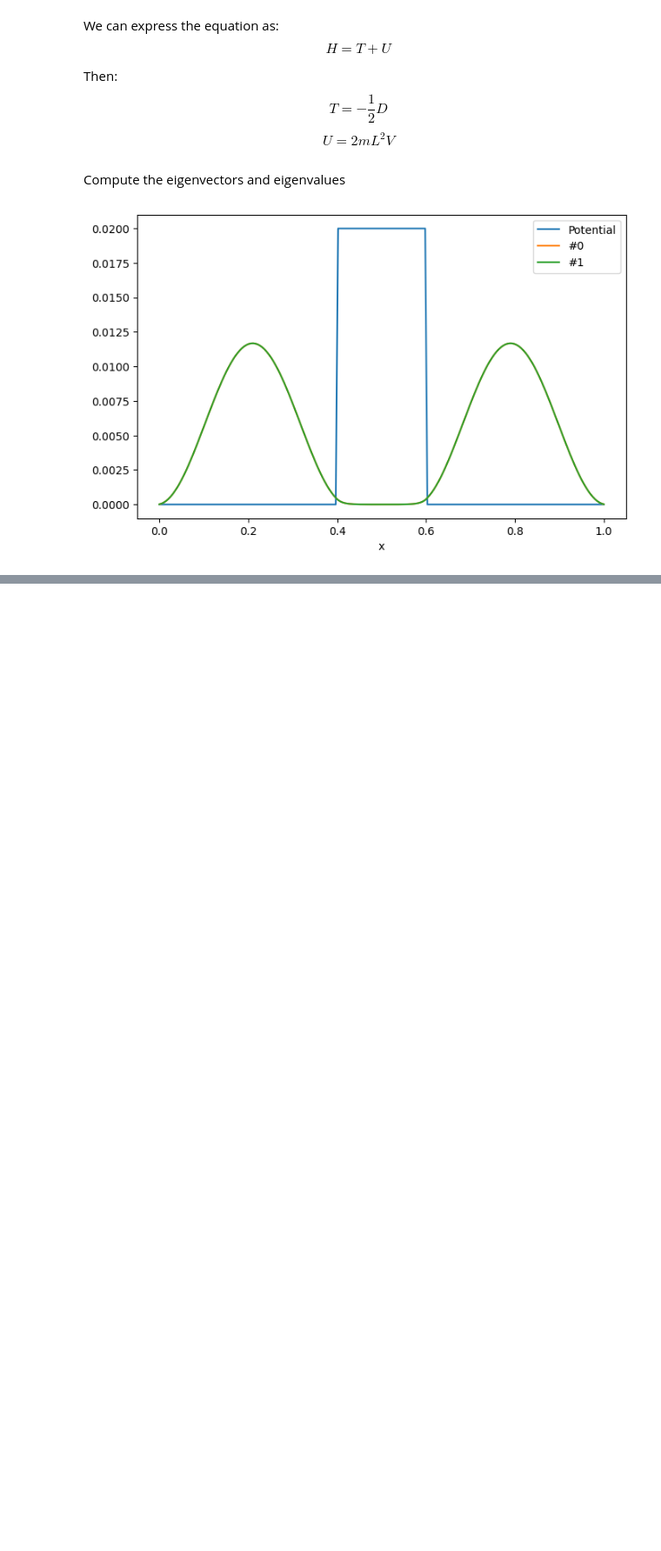
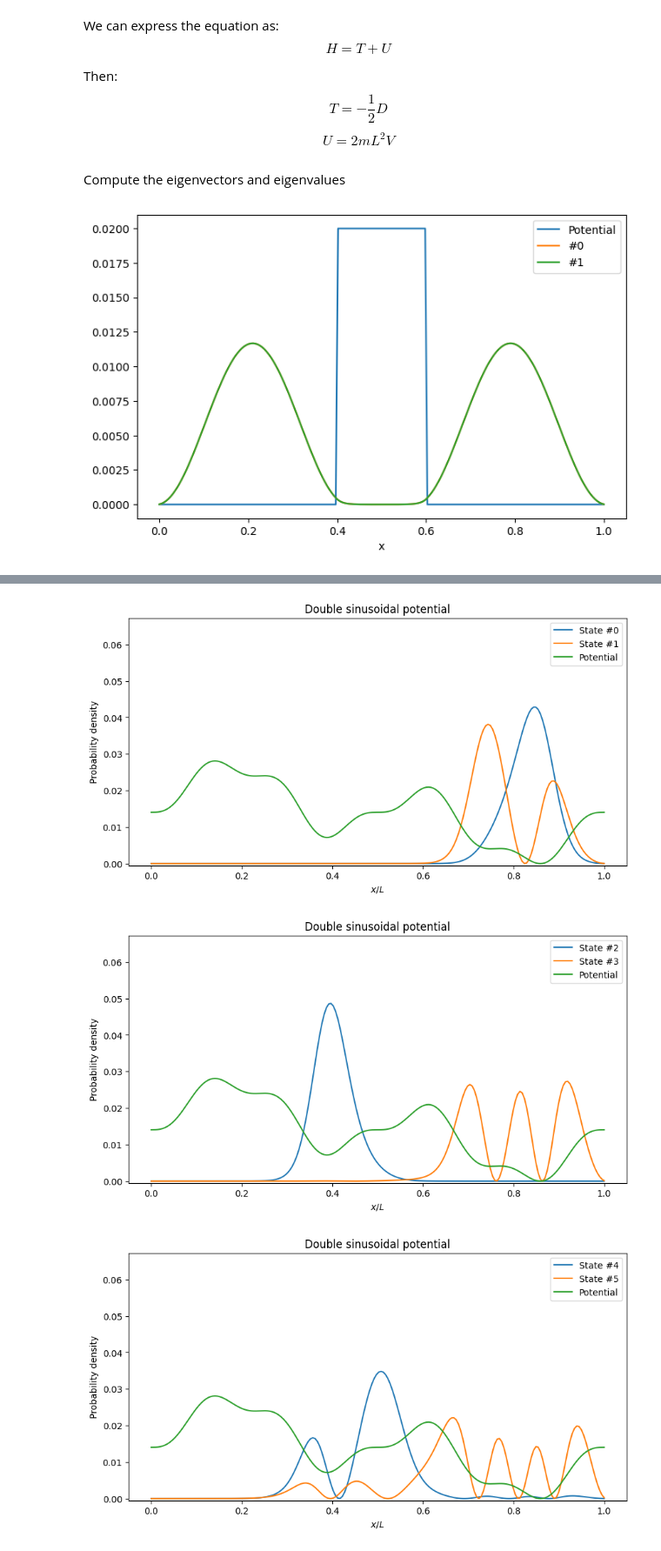
Before and after one commit to MrIsCM/Physics_Simulations, a Jupyter notebook: Shrodinger/shrod_eq.ipynb, the cells around one changed output, grey strips where cells are left out. Shown: that part at 87% size. Cells and saved outputs as stored; diff of their text form; code cells hidden in the pictures; blank space fills up the shorter version.

```diff
--- a/Shrodinger/shrod_eq.ipynb
+++ b/Shrodinger/shrod_eq.ipynb
@@ -158,0 +219,25 @@ Degenerate states: 3 and 2
+# %%
+def double_potential(X, V_0=0.01):
+	V = V_0*np.sin(2*np.pi*X)**3 + V_0*np.sin(4*np.pi*X)**3
+	return V - np.min(V)
+
+N = 200
+X = define_grid(N)
+V = double_potential(X)
+
+H = hamiltonian(N, V)
+eigenvalues, eigenvectors = compute_eigens(H, k=10)
+for index in range(0, len(eigenvalues), 2):
+	fig = plt.figure(figsize=(10, 5))
+	plt.plot(X, eigenvectors[:, index]**2, label=f'State #{index}')
+	plt.plot(X, eigenvectors[:, index+1]**2, label=f'State #{index+1}')
+	plt.plot(X, V, label='Potential')
+	plt.ylim(-0.0005, np.max(eigenvectors**2)*1.1)
+	plt.title('Double sinusoidal potential')
+	plt.xlabel('$x/L$')
+	plt.ylabel('Probability density')
+	plt.legend()
+# %% [output]
+[figure, added]
+[figure, added]
+[figure, added]
```
Also changed, not shown: parts of 9 cells of this notebook.
